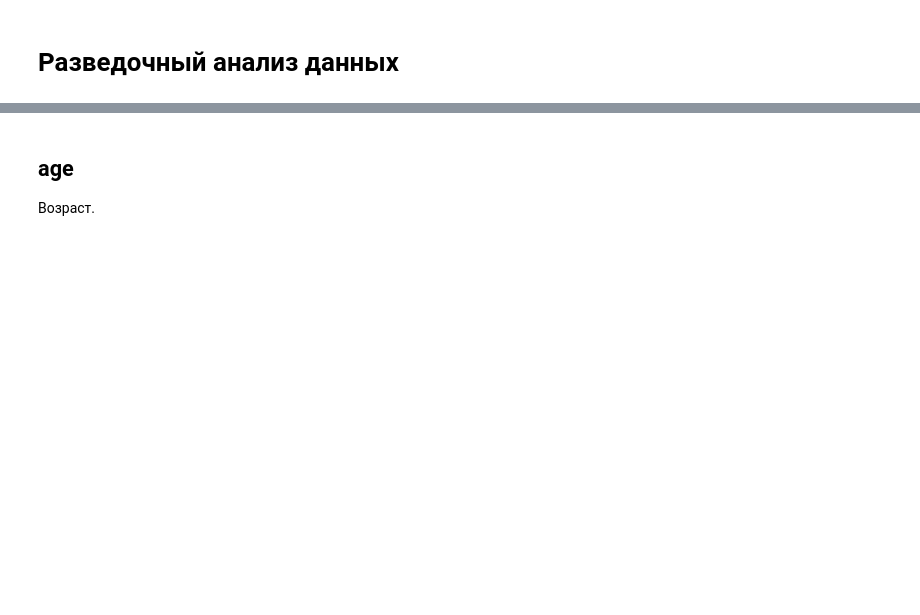
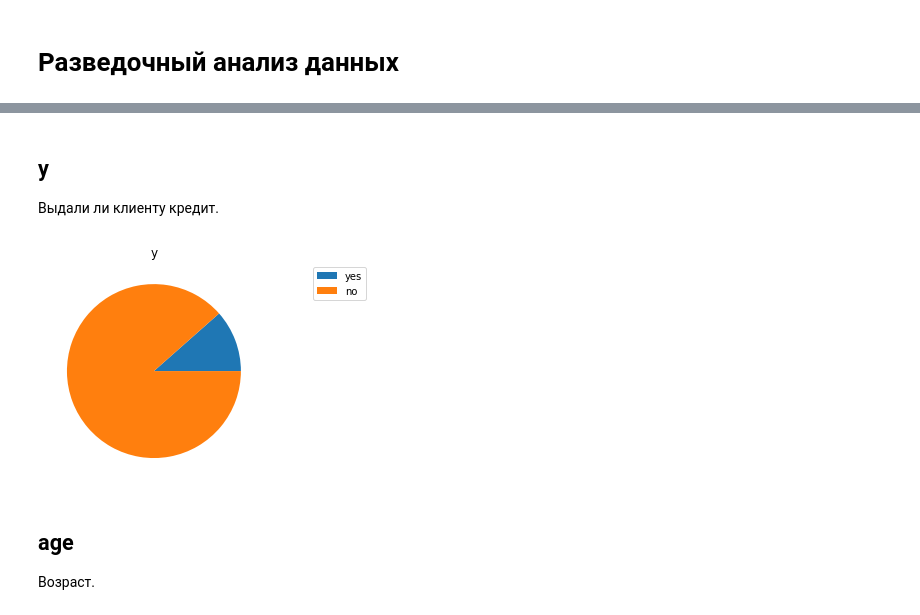
Before and after one commit to bringmetohappiness/IU3-Technologies-for-the-Design-of-Information-Systems-for-the-Big-Data-Analysis, a Jupyter notebook: Lab1.ipynb, the cells around one changed output, grey strips where cells are left out. Saved outputs shown, nothing was run; the diff lists cells and outputs as text; code cells hidden in the pictures; blank space fills up the shorter version.

```diff
--- a/Lab1.ipynb
+++ b/Lab1.ipynb
@@ -64,6 +73,20 @@ binary_features = [
 - [pdays](#pdays)
 - [previous](#previous)
 - [poutcome](#poutcome)
+# %% [markdown]
+## y
+
+Выдали ли клиенту кредит.
+# %%
+ax = plt.subplot()
+ax.set_title('y')
+sizes = [(df['y'] == 'yes').sum(), (df['y'] == 'no').sum()]
+ax.pie(sizes)
+ax.legend(['yes', 'no'], bbox_to_anchor=(1, 0, 0.5, 1))
+
+plt.show()
+# %% [output]
+[figure, added]
 # %% [markdown]
 ## age
 
```
Also changed, not shown: parts of 16 cells of this notebook, 1 other file.
